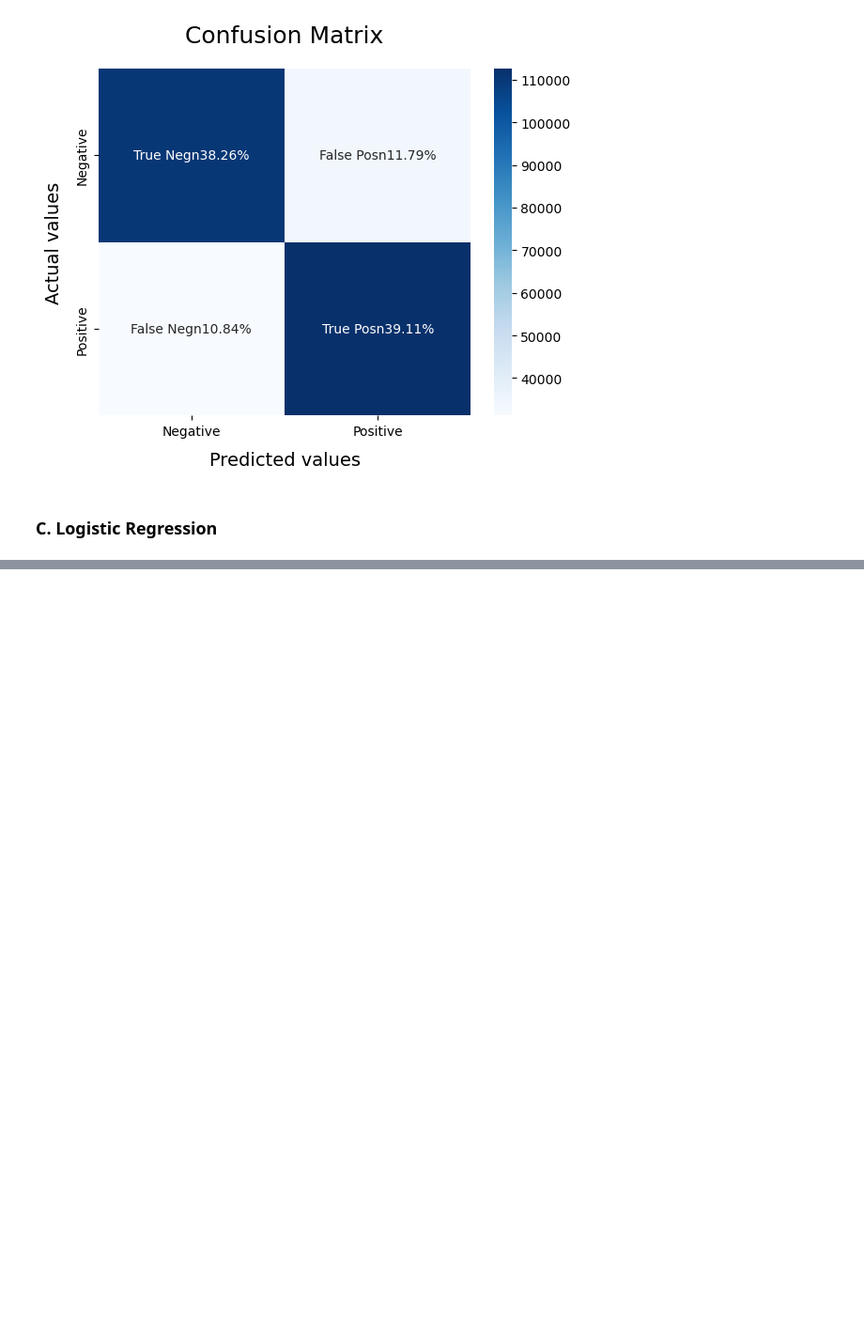
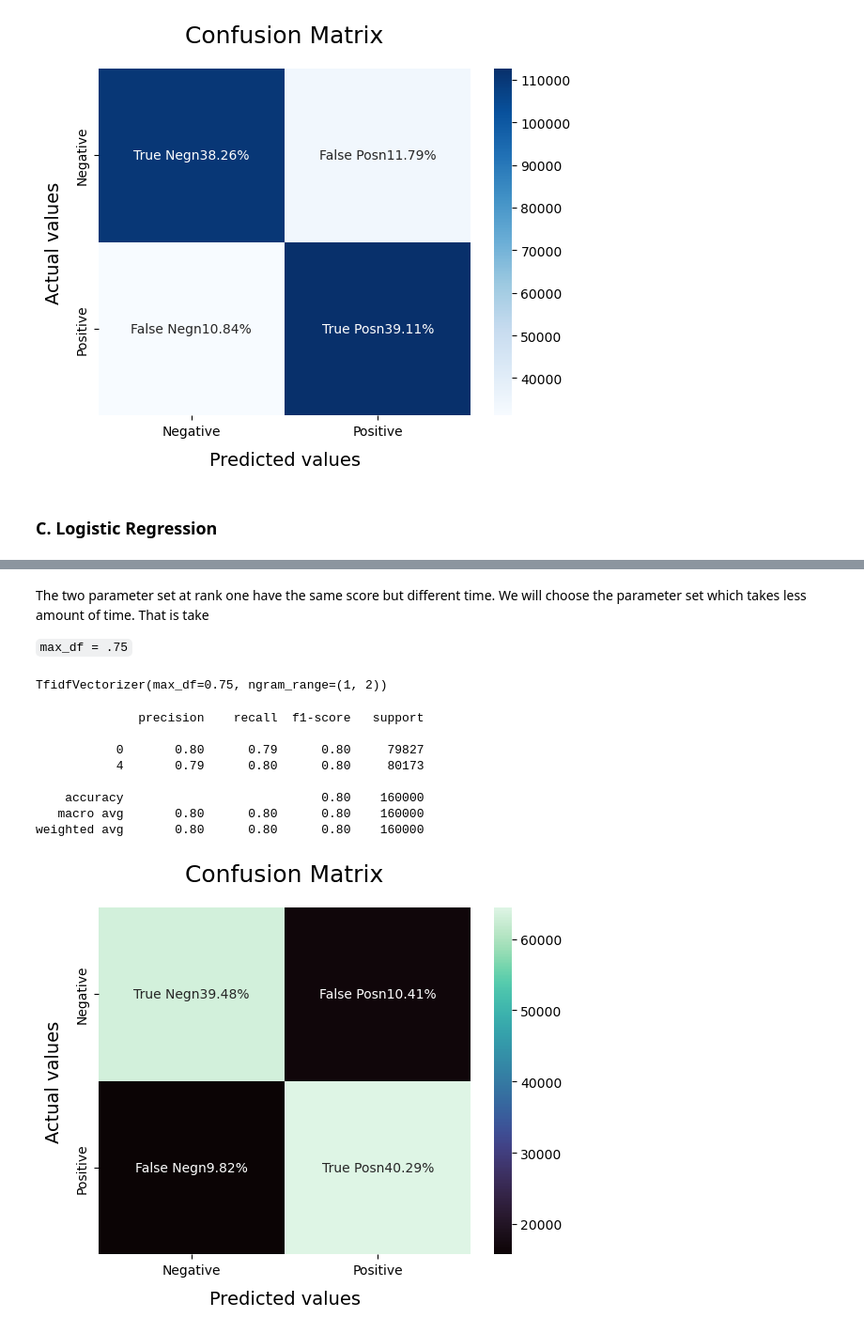
Before and after one commit to anushkathagle/Sentiment_Analysis, a Jupyter notebook: Sentiment_analysis_Step1.ipynb, the cells around one changed output, grey strips where cells are left out. Shown: that part at 94% size. Cells and saved outputs as stored; diff of their text form; code cells hidden in the pictures; blank space fills up the shorter version.

Commit message:
Update step1 notebook

```diff
--- a/Sentiment_analysis_Step1.ipynb
+++ b/Sentiment_analysis_Step1.ipynb
@@ -336,9 +349,9 @@ weighted avg       0.77      0.77      0.77    288000
 # %% [markdown]
 ### C. Logistic Regression
 # %%
-LRmodel = LogisticRegression()
-LRmodel.fit(X_train, y_train)
-model_Evaluate(LRmodel,X_val,y_val)
+# LRmodel = LogisticRegression()
+# LRmodel.fit(X_train_v, y_train)
+model_Evaluate(LRmodel,X_val_v,y_val)
 # %% [output]
               precision    recall  f1-score   support
 
@@ -351,0 +375,23 @@ weighted avg       0.78      0.78      0.78    288000
+# %%
+### Define the pipeline
+LRpipeline = Pipeline([
+    ('tfidf', TfidfVectorizer()),
+    ('model', LogisticRegression())])
+
+### Define the parameter grid
+LRparameters = {
+    'tfidf__max_df': (0.25, 0.5, 0.75),
+    'tfidf__ngram_range': [(1, 1), (1, 2)], ## (1,3) is slow
+    'model__penalty':['l2'],
+    'model__C' : [100, 10, 1.0, 0.1, 0.01],
+    'model__solver': ['lbfgs','liblinear'],
+    'model__max_iter'  : [1000]
+}
+
+### Setting up and fitting the Randomized search
+LR_rand_search = RandomizedSearchCV(LRpipeline, LRparameters, cv=2, n_iter= 20, verbose=3, scoring = "accuracy", n_jobs=-1,error_score=0)
+LR_rand_search.fit(X_train, y_train)
+
+### Printing the output of best parameter
+print("Best parameters set:")
+print (LR_rand_search.best_estimator_.steps)
@@ -351,0 +432,31 @@ weighted avg       0.78      0.78      0.78    288000
+# %% [markdown]
+The two parameter set at rank one have the same score but different time. We will choose the parameter set which takes less amount of time. That is take
+
+`max_df = .75`
+# %%
+### Initializing custom TF-IDF vectorizer
+vectoriser_custom = TfidfVectorizer(max_df=0.75,ngram_range=(1,2))
+
+### Fitting the custom vector to training dataset
+vectoriser_custom.fit(X_train)
+# %% [output]
+TfidfVectorizer(max_df=0.75, ngram_range=(1, 2))
+# %%
+### Transforming the train, and test data set with the custom vectorizer
+X_train_cv = vectoriser_custom.transform(X_train)
+X_test_cv = vectoriser_custom.transform(X_test)
+# %%
+### Training and testing the custom Logistic model
+LRmodel_custom = LogisticRegression(C = 1, max_iter = 1000, penalty = 'l2', solver='liblinear')
+LRmodel_custom.fit(X_train_cv, y_train)
+model_Evaluate(LRmodel_custom,X_test_cv,y_test)
+# %% [output]
+              precision    recall  f1-score   support
+
+           0       0.80      0.79      0.80     79827
+           4       0.79      0.80      0.80     80173
+
+    accuracy                           0.80    160000
+   macro avg       0.80      0.80      0.80    160000
+weighted avg       0.80      0.80      0.80    160000
+[figure, added]
```
Also changed, not shown: parts of 15 cells of this notebook.
